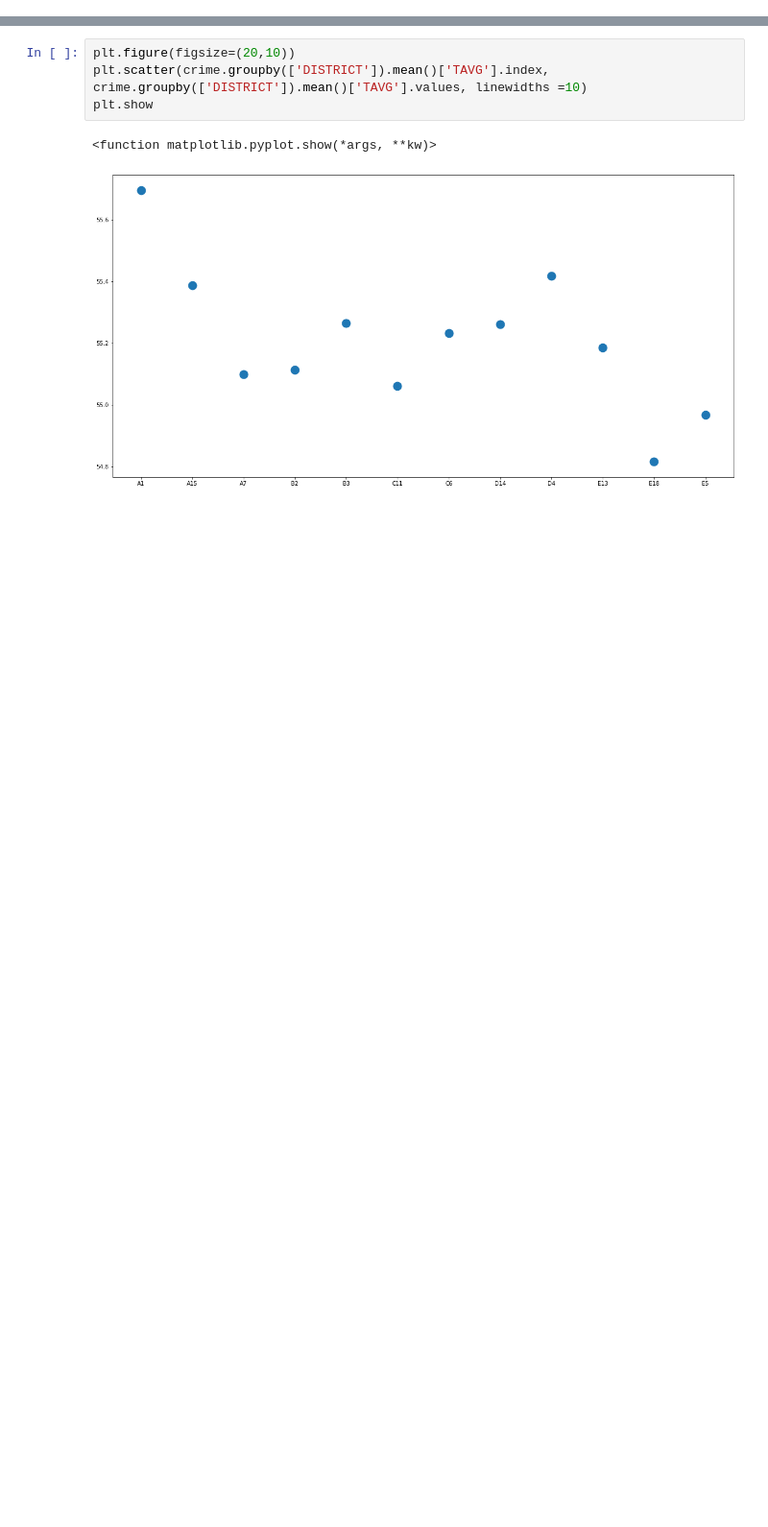
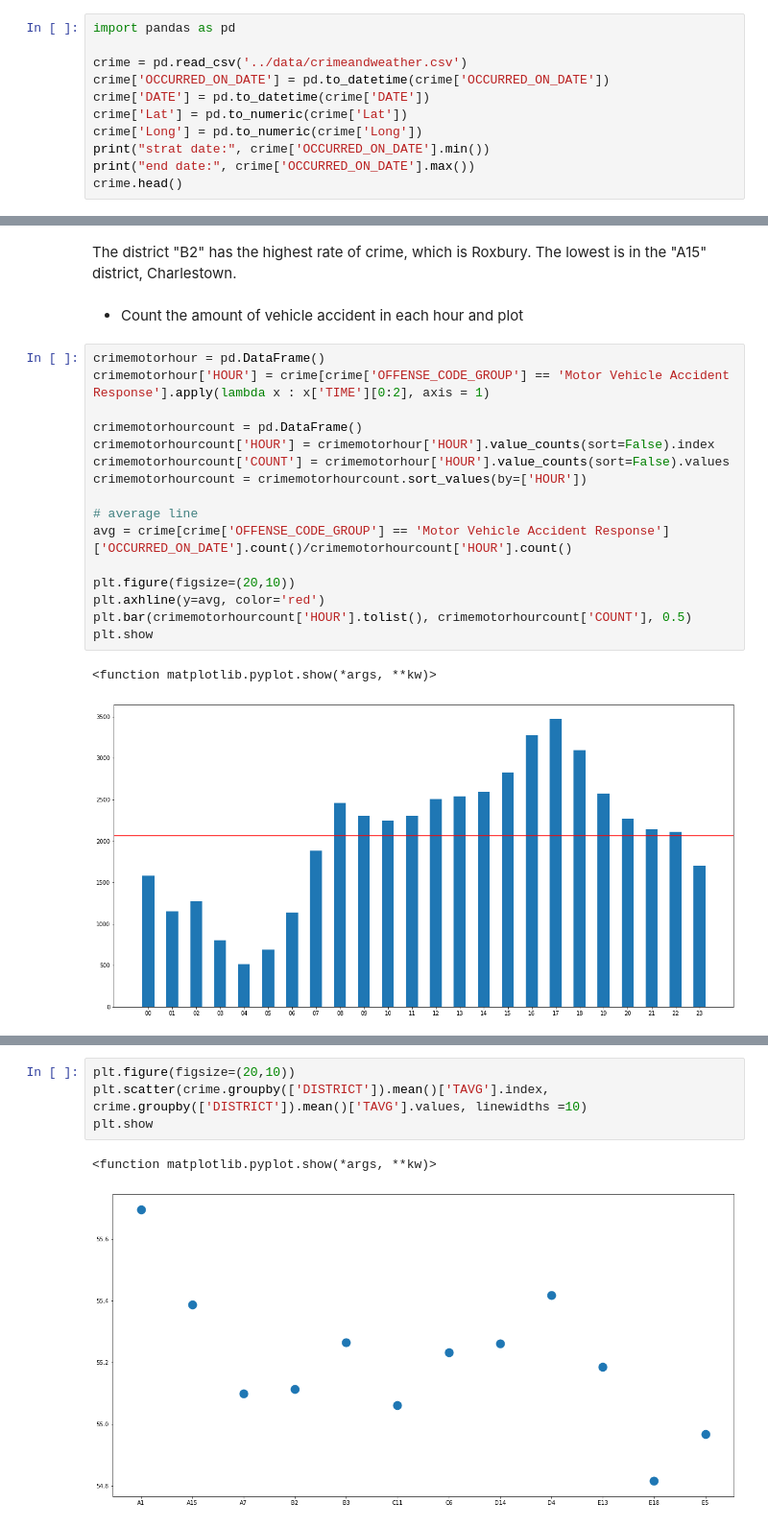
Before and after one commit to chaipi-chaya/Boston-Crime-Analysis, a Jupyter notebook: analysis/data_analysis_overall.ipynb, the cells around one changed output, grey strips where cells are left out. Shown at 96% size. Drawn from its saved outputs; the diff is of its cells as text; blank space fills up the shorter version.

```diff
--- a/data_analysis_overall.ipynb
+++ b/analysis/data_analysis_overall.ipynb
@@ -136,0 +9,11 @@ plt.show
+# %%
+import pandas as pd
+
+crime = pd.read_csv('../data/crimeandweather.csv')
+crime['OCCURRED_ON_DATE'] = pd.to_datetime(crime['OCCURRED_ON_DATE'])
+crime['DATE'] = pd.to_datetime(crime['DATE'])
+crime['Lat'] = pd.to_numeric(crime['Lat'])
+crime['Long'] = pd.to_numeric(crime['Long'])
+print("strat date:", crime['OCCURRED_ON_DATE'].min())
+print("end date:", crime['OCCURRED_ON_DATE'].max())
+crime.head()
@@ -136,0 +95,23 @@ plt.show
+# %% [markdown]
+The district "B2" has the highest rate of crime, which is Roxbury. The lowest is in the "A15" district, Charlestown.
+# %% [markdown]
+- Count the amount of vehicle accident in each hour and plot
+# %%
+crimemotorhour = pd.DataFrame()
+crimemotorhour['HOUR'] = crime[crime['OFFENSE_CODE_GROUP'] == 'Motor Vehicle Accident Response'].apply(lambda x : x['TIME'][0:2], axis = 1)
+
+crimemotorhourcount = pd.DataFrame()
+crimemotorhourcount['HOUR'] = crimemotorhour['HOUR'].value_counts(sort=False).index
+crimemotorhourcount['COUNT'] = crimemotorhour['HOUR'].value_counts(sort=False).values
+crimemotorhourcount = crimemotorhourcount.sort_values(by=['HOUR'])
+
+# average line
+avg = crime[crime['OFFENSE_CODE_GROUP'] == 'Motor Vehicle Accident Response']['OCCURRED_ON_DATE'].count()/crimemotorhourcount['HOUR'].count()
+
+plt.figure(figsize=(20,10))
+plt.axhline(y=avg, color='red')
+plt.bar(crimemotorhourcount['HOUR'].tolist(), crimemotorhourcount['COUNT'], 0.5)
+plt.show
+# %% [output]
+<function matplotlib.pyplot.show(*args, **kw)>
+[figure, added]
```
Also changed, not shown: parts of 64 cells of this notebook, 25 other files.
